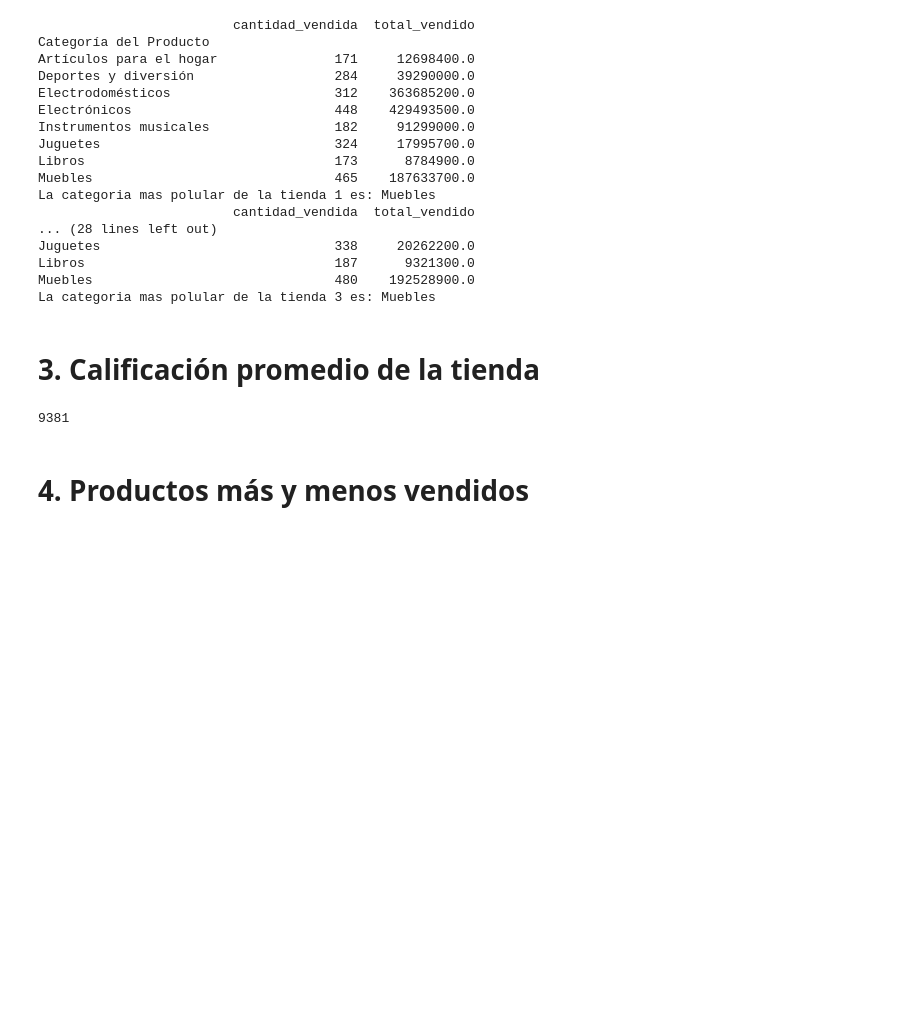
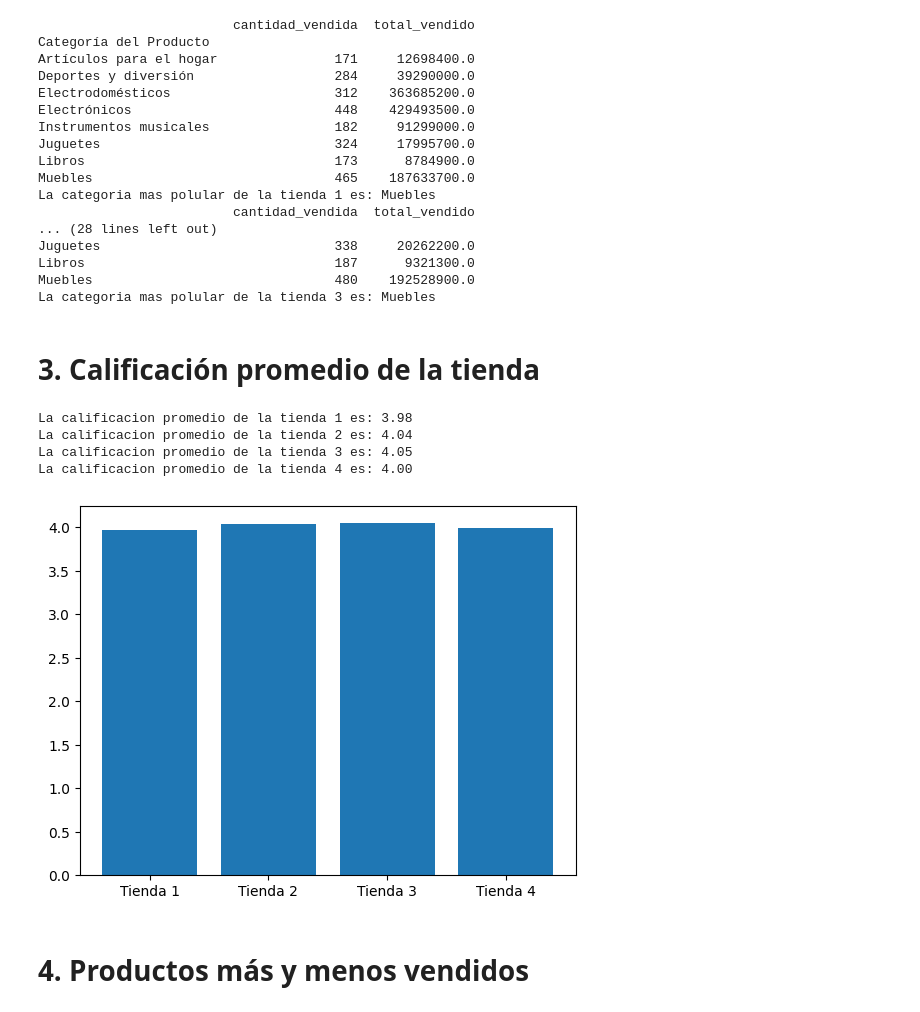
Before and after one commit to GisseYo/challenge1-data-science-latam, a Jupyter notebook: AluraStoreLatam.ipynb, the cells around one changed output. Cells and saved outputs as stored; diff of their text form; code cells hidden in the pictures; blank space fills up the shorter version.

```diff
--- a/AluraStoreLatam.ipynb
+++ b/AluraStoreLatam.ipynb
@@ -100,14 +100,32 @@ Muebles                               480    192528900.0
 La categoria mas polular de la tienda 3 es: Muebles
 # %% [markdown]
 # 3. Calificación promedio de la tienda
-# %%
-import pandas as pd
-
-valoracion_tienda = tienda['Calificación'].sum()
-
-print(valoracion_tienda)
-# %% [output]
-9381
+# %%
+import pandas as pd
+
+valoracion_tienda1 = tienda['Calificación'].sum()/tienda['Calificación'].count()
+valoracion_tienda2 = tienda2['Calificación'].sum()/tienda2['Calificación'].count()
+valoracion_tienda3 = tienda3['Calificación'].sum()/tienda3['Calificación'].count()
+valoracion_tienda4 = tienda4['Calificación'].sum()/tienda4['Calificación'].count()
+
+
+print(f"La calificacion promedio de la tienda 1 es: {valoracion_tienda1:.2f}")
+print(f"La calificacion promedio de la tienda 2 es: {valoracion_tienda2:.2f}")
+print(f"La calificacion promedio de la tienda 3 es: {valoracion_tienda3:.2f}")
+print(f"La calificacion promedio de la tienda 4 es: {valoracion_tienda4:.2f}")
+# %% [output]
+La calificacion promedio de la tienda 1 es: 3.98
+La calificacion promedio de la tienda 2 es: 4.04
+La calificacion promedio de la tienda 3 es: 4.05
+La calificacion promedio de la tienda 4 es: 4.00
+# %%
+tiendas = ["Tienda 1", "Tienda 2", "Tienda 3", "Tienda 4"]
+calificaciones = [valoracion_tienda1, valoracion_tienda2, valoracion_tienda3, valoracion_tienda4]
+
+plt.bar(x=tiendas, height=calificaciones)
+plt.show()
+# %% [output]
+[figure, added]
 # %% [markdown]
 # 4. Productos más y menos vendidos
 # %% [markdown]
```
